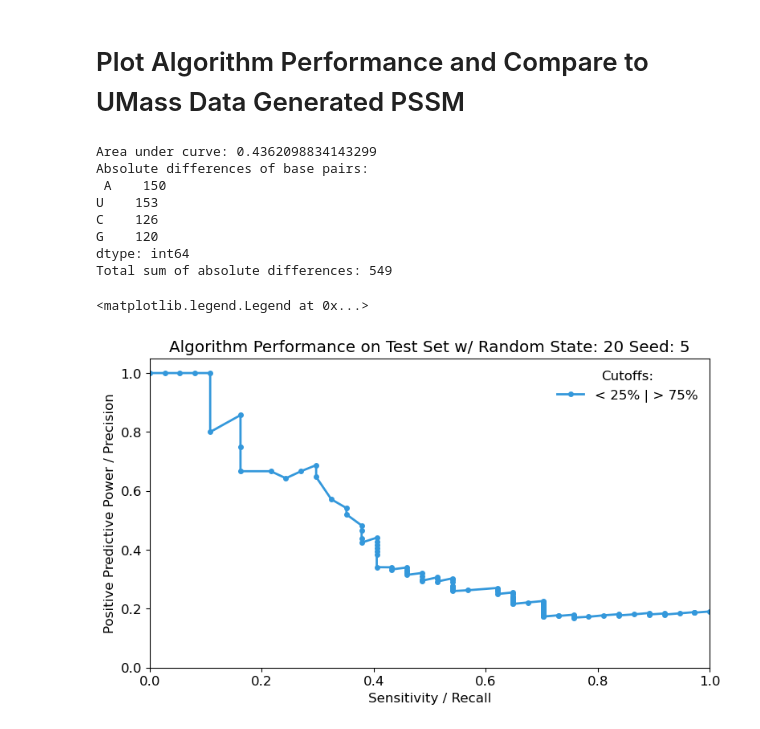
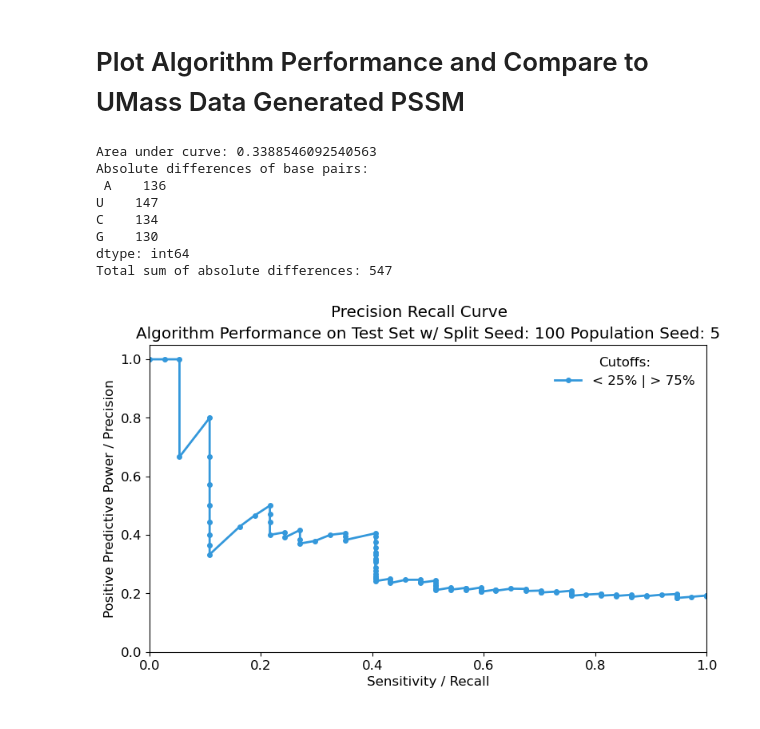
Before and after one commit to atalantatx/atx-genespec, a Jupyter notebook: PSSM_rep/training_weight_matrix_reproduced.ipynb, the cells around one changed output. Drawn from its saved outputs; the diff is of its cells as text; code cells hidden in the pictures.

```diff
--- a/PSSM_rep/training_weight_matrix_reproduced.ipynb
+++ b/PSSM_rep/training_weight_matrix_reproduced.ipynb
@@ -299,9 +299,11 @@ training_set_size_pcnt = 0.75 # portion of dataset that will be included in trai
 from sklearn.model_selection import train_test_split
 
 # Introduce a random state for reproducability
-random_state=20
+random_state=100
 sirna_train_data, sirna_test_data = train_test_split(bdna_data, test_size=1-training_set_size_pcnt, random_state=random_state)
+sirna_test_data.reset_index(drop=True, inplace=True)
 
-print("Training set selected with",len(sirna_train_data),"sequences")
-print("Test set contains ",len(sirna_test_data),"sequences")
+#print("Training set selected with",len(sirna_train_data),"sequences")
+#print("Test set contains ",len(sirna_test_data),"sequences")
+sirna_test_data
 # %% [output]
@@ -787,8 +828,8 @@ def score_sequences(df,weight_matrix):
             score+=pos_score
             i+=1
 
-        df["score"][j:j+1] = score
-        #df.loc[j:j+1, "score"] = score
+        #df["score"][j:j+1] = score
+        df.loc[j, "score"] = score
 
         j+=1
         score_ls.append([x,score])
@@ -809,11 +850,14 @@ def get_activity(df,func_cutoff):
             func = "functional"
         else:
             func = "nonfunctional"
-        df["activity"][j:j+1] = func
-        #df.loc[j:j+1, "activity"] = func
+        #df.at[j,"activity"] = func
+        #df["activity"][j:j+1] = func
+        df.loc[j, "activity"] = func
         j+=1
 
     return df
+
+sirna_test_data
 
 # Compute actual activity of the test sequences (based on the chosen functional cutoff %)
 get_activity(sirna_test_data,func_cutoff)
@@ -862,39 +944,43 @@ precision, recall, thresholds = precision_recall_curve( sirna_test_data.activity
 
 # Find AUC
 auc_precision_recall = auc(recall, precision)
 print("Area under curve:", auc_precision_recall)
 
 # Find absolute difference between generated matrix and original
 umass = pd.read_csv("umass_weight_matrix.csv")
 difference = umass - weight_matrix
 abs_base_diff = difference.abs().sum()
 print("Absolute differences of base pairs:\n",abs_base_diff)
 print("Total sum of absolute differences:", abs_base_diff.sum())
 
 # Plot Curve
 import pylab as pl
 color = "#3498db"
 # label for data (Based on cutoffs used in matrix)
 lab = "< "+str(func_cutoff)+"% | > "+str(nonfunc_cutoff)+"%"
 pl.rcParams["figure.figsize"] = (9,5)
 pl.rcParams.update({'font.size': 12})
 pl.plot(recall,precision, marker='.',linewidth=2, markersize=8,color=color,label = lab)
 pl.ylim([0.0, 1.05])
 pl.xlim([0.0, 1.00])
 pl.xlabel('Sensitivity / Recall')
 pl.ylabel('Positive Predictive Power / Precision')
 pl.ylim([0.0, 1.05])
 pl.xlim([0.0, 1.00])
-pl.title("Algorithm Performance on Test Set w/ Random State: "+str(random_state)+" Seed: "+str(seed))
+pl.title("Algorithm Performance on Test Set w/ Split Seed: "+str(random_state)+" Population Seed: "+str(seed))
+pl.suptitle("Precision Recall Curve")
 pl.legend(title="Cutoffs:",frameon=False)#loc="lower left")
+
+outfile = f"plots/pr-rc_bdna_data_KL25082020_split_seed-{random_state}_pop_seed-{seed}.png"
+plt.savefig(outfile)
+#plt.savefig("")
 # %% [output]
-Area under curve: 0.4362098834143299
+Area under curve: 0.3388546092540563
 Absolute differences of base pairs:
- A    150
-U    153
-C    126
-G    120
+ A    136
+U    147
+C    134
+G    130
 dtype: int64
-Total sum of absolute differences: 549
+Total sum of absolute differences: 547
-<matplotlib.legend.Legend at 0x...>
-[figure, old version]
+[figure, new version]
```
Also changed, not shown: parts of 13 cells of this notebook, 21 other files.
